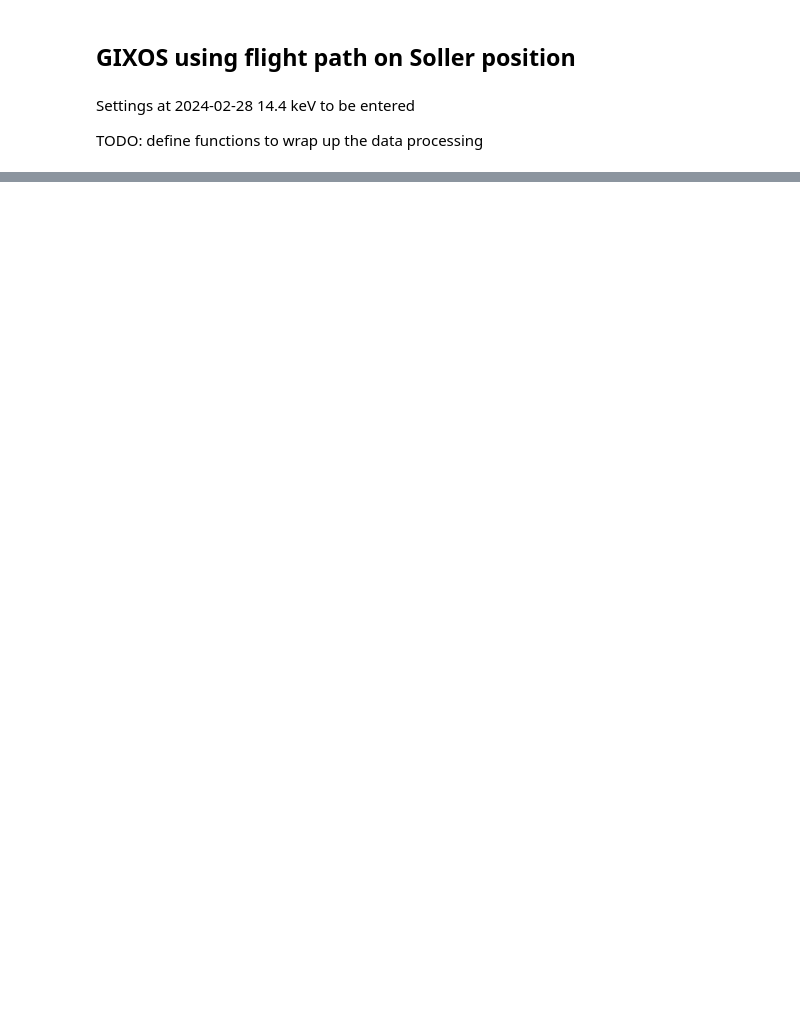
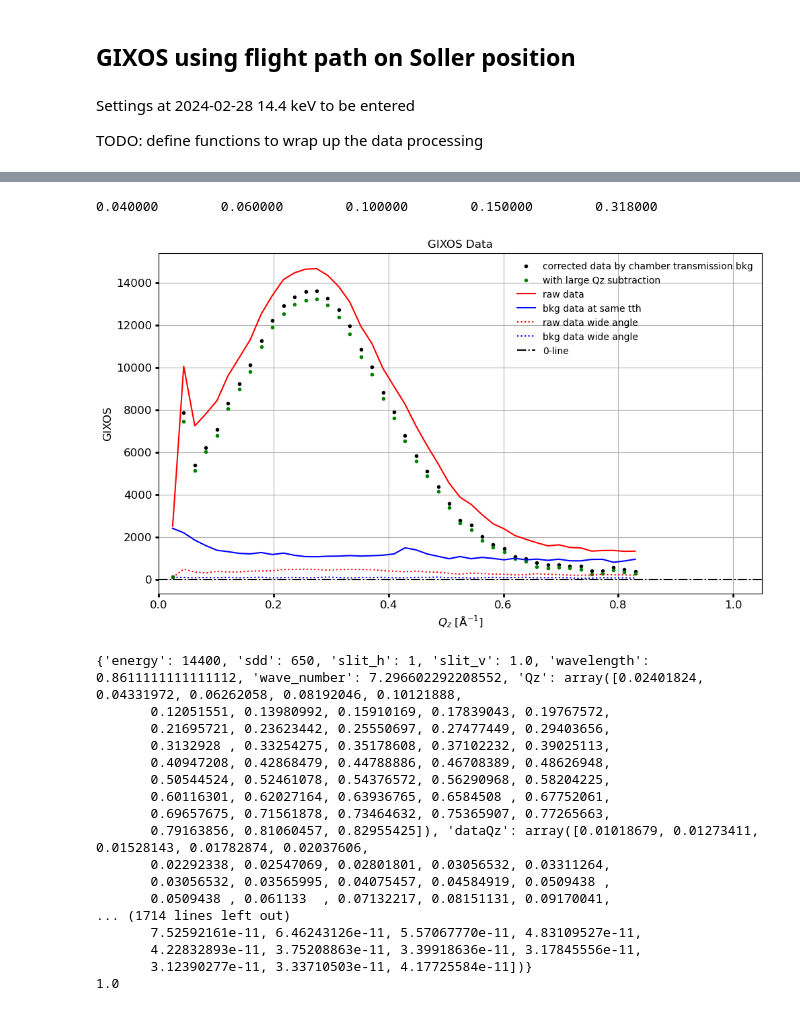
Before and after one commit to XYangXRay/pxrr, a Jupyter notebook: example/pXRR_step2.ipynb, the cells around one changed output, grey strips where cells are left out. Saved outputs shown, nothing was run; the diff lists cells and outputs as text; code cells hidden in the pictures; blank space fills up the shorter version.

```diff
--- a/example/pXRR_step2.ipynb
+++ b/example/pXRR_step2.ipynb
@@ -107,0 +225,36 @@ from pseudo_xrr.data_io import *
+# %%
+metadata_file = "/nsls2/xf12id1/users/2025-3/tmp/PseudoXRR/processed/metadata_test.yaml"
+importGIXOSdata, importbkg, metadata = load_inputs(metadata_file)
+# print(metadata)
+importGIXOSdata, importbkg = binning_GIXOS_data(importGIXOSdata, importbkg)
+importGIXOSdata, importbkg, tt_step = remove_negative_2theta(importGIXOSdata, importbkg)
+metadata = real_space_2theta(metadata)
+GIXOS, DSbetaHW = GIXOS_data_plot_prep(importGIXOSdata, importbkg, metadata, tt_step)
+GIXOS_data_plot(GIXOS, metadata)
+GIXOS = GIXOS_RF_and_SF(GIXOS, metadata, DSbetaHW)
+xrr_config = rect_slit_function(GIXOS, metadata)
+GIXOS = conversion_to_reflectivity(GIXOS, xrr_config)
+# print("xrr_config keys:", xrr_config.keys())
+GIXOS_file_output(GIXOS, xrr_config, metadata, tt_step)
+R_data_plot(GIXOS, metadata, xrr_config)
+#R_pseudo_data_plot(GIXOS, metadata, xrr_config)
+# %% [output]
+0.040000        0.060000        0.100000        0.150000        0.318000
+[figure, added]
+{'energy': 14400, 'sdd': 650, 'slit_h': 1, 'slit_v': 1.0, 'wavelength': 0.8611111111111112, 'wave_number': 7.296602292208552, 'Qz': array([0.02401824, 0.04331972, 0.06262058, 0.08192046, 0.10121888,
+       0.12051551, 0.13980992, 0.15910169, 0.17839043, 0.19767572,
+       0.21695721, 0.23623442, 0.25550697, 0.27477449, 0.29403656,
+       0.3132928 , 0.33254275, 0.35178608, 0.37102232, 0.39025113,
+       0.40947208, 0.42868479, 0.44788886, 0.46708389, 0.48626948,
+       0.50544524, 0.52461078, 0.54376572, 0.56290968, 0.58204225,
+       0.60116301, 0.62027164, 0.63936765, 0.6584508 , 0.67752061,
+       0.69657675, 0.71561878, 0.73464632, 0.75365907, 0.77265663,
+       0.79163856, 0.81060457, 0.82955425]), 'dataQz': array([0.01018679, 0.01273411, 0.01528143, 0.01782874, 0.02037606,
+       0.02292338, 0.02547069, 0.02801801, 0.03056532, 0.03311264,
+       0.03056532, 0.03565995, 0.04075457, 0.04584919, 0.0509438 ,
+       0.0509438 , 0.061133  , 0.07132217, 0.08151131, 0.09170041,
+... (1714 lines left out)
+       7.52592161e-11, 6.46243126e-11, 5.57067770e-11, 4.83109527e-11,
+       4.22832893e-11, 3.75208863e-11, 3.39918636e-11, 3.17845556e-11,
+       3.12390277e-11, 3.33710503e-11, 4.17725584e-11])}
+1.0
```
Also changed, not shown: parts of 12 cells of this notebook, 9 other files.
